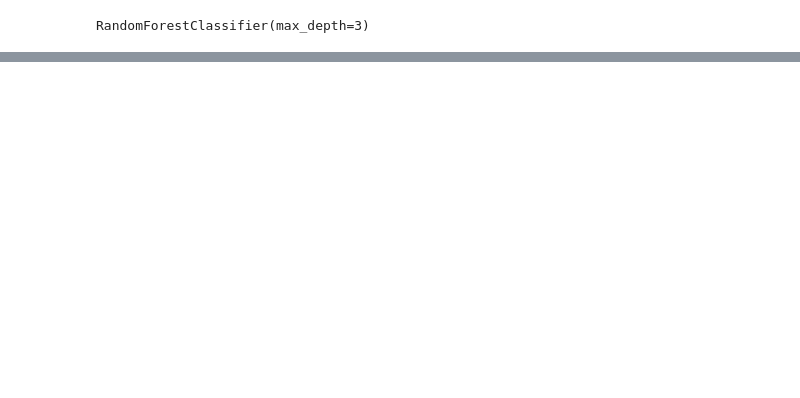
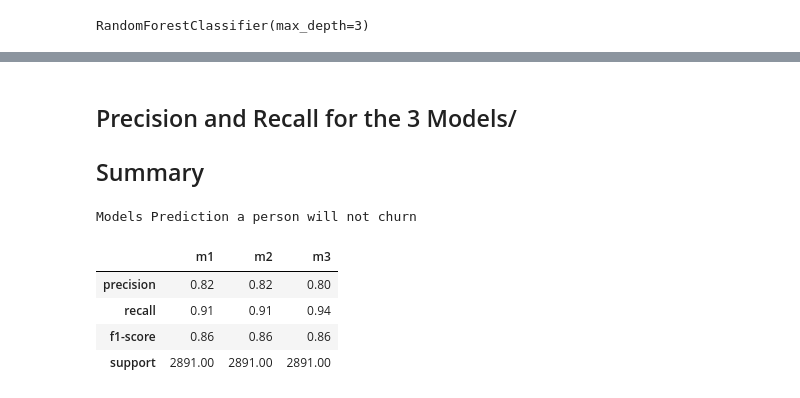
Before and after one commit to Jgardin875/Telco_Churn_Analysis, a Jupyter notebook: Report.ipynb, the cells around one changed output, grey strips where cells are left out. Drawn from its saved outputs; the diff is of its cells as text; code cells hidden in the pictures; blank space fills up the shorter version.

```diff
--- a/Report.ipynb
+++ b/Report.ipynb
@@ -591,0 +624,2 @@ pd.DataFrame(report)
+# %%
+m2_churn.rename('m2', inplace = True)
@@ -716,0 +758,2 @@ pd.DataFrame(report)
+# %%
+m3_churn = m3.iloc[:, 0]
@@ -716,0 +768,14 @@ pd.DataFrame(report)
+# %% [markdown]
+## Precision and Recall for the 3 Models/
+## Summary
+# %%
+l = pd.concat([m1_churn, m2_churn, m3_churn], axis = 1)
+print('Models Prediction a person will not churn')
+l
+# %% [output]
+Models Prediction a person will not churn
+|  | m1 | m2 | m3 |
+| precision | 0.82 | 0.82 | 0.80 |
+| recall | 0.91 | 0.91 | 0.94 |
+| f1-score | 0.86 | 0.86 | 0.86 |
+| support | 2891.00 | 2891.00 | 2891.00 |
```
Also changed, not shown: parts of 20 cells of this notebook, 1 other file.
